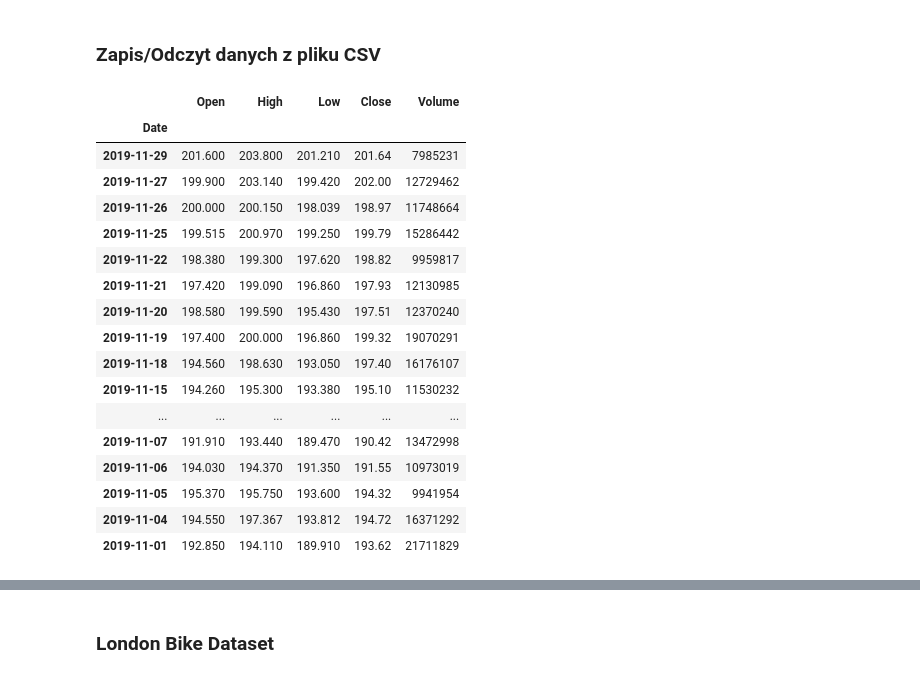
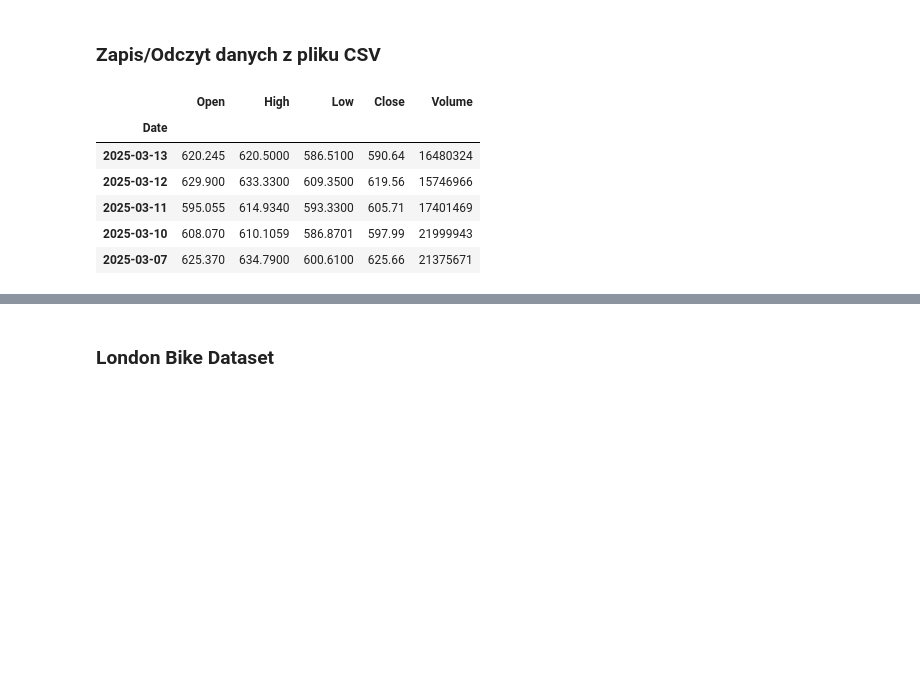
Before and after one commit to kondimidi/data-science-boot, a Jupyter notebook: 02_analiza_danych/03_zapis_odczyt.ipynb, the cells around one changed output, grey strips where cells are left out. Cells and saved outputs as stored; diff of their text form; code cells hidden in the pictures; blank space fills up the shorter version.

```diff
--- a/02_analiza_danych/03_zapis_odczyt.ipynb
+++ b/02_analiza_danych/03_zapis_odczyt.ipynb
@@ -46,27 +46,16 @@ df.head()
 # %%
 df.to_csv('fb.csv')
 # %%
-df_nov = df[(df.index.month == 11) & (df.index.year == 2019)]
-df_nov
+df_nov = df[(df.index.month == 3) & (df.index.year == 2025)]
+df_nov.head()
 # %% [output]
 |  | Open | High | Low | Close | Volume |
 | Date |  |  |  |  |  |
-| 2019-11-29 | 201.600 | 203.800 | 201.210 | 201.64 | 7985231 |
-| 2019-11-27 | 199.900 | 203.140 | 199.420 | 202.00 | 12729462 |
-| 2019-11-26 | 200.000 | 200.150 | 198.039 | 198.97 | 11748664 |
-| 2019-11-25 | 199.515 | 200.970 | 199.250 | 199.79 | 15286442 |
-| 2019-11-22 | 198.380 | 199.300 | 197.620 | 198.82 | 9959817 |
-| 2019-11-21 | 197.420 | 199.090 | 196.860 | 197.93 | 12130985 |
-| 2019-11-20 | 198.580 | 199.590 | 195.430 | 197.51 | 12370240 |
-| 2019-11-19 | 197.400 | 200.000 | 196.860 | 199.32 | 19070291 |
-| 2019-11-18 | 194.560 | 198.630 | 193.050 | 197.40 | 16176107 |
-| 2019-11-15 | 194.260 | 195.300 | 193.380 | 195.10 | 11530232 |
-| ... | ... | ... | ... | ... | ... |
-| 2019-11-07 | 191.910 | 193.440 | 189.470 | 190.42 | 13472998 |
-| 2019-11-06 | 194.030 | 194.370 | 191.350 | 191.55 | 10973019 |
-| 2019-11-05 | 195.370 | 195.750 | 193.600 | 194.32 | 9941954 |
-| 2019-11-04 | 194.550 | 197.367 | 193.812 | 194.72 | 16371292 |
-| 2019-11-01 | 192.850 | 194.110 | 189.910 | 193.62 | 21711829 |
+| 2025-03-13 | 620.245 | 620.5000 | 586.5100 | 590.64 | 16480324 |
+| 2025-03-12 | 629.900 | 633.3300 | 609.3500 | 619.56 | 15746966 |
+| 2025-03-11 | 595.055 | 614.9340 | 593.3300 | 605.71 | 17401469 |
+| 2025-03-10 | 608.070 | 610.1059 | 586.8701 | 597.99 | 21999943 |
+| 2025-03-07 | 625.370 | 634.7900 | 600.6100 | 625.66 | 21375671 |
 # %%
 df_nov.to_csv('fb_nov.csv')
 # %%
```
Also changed, not shown: parts of 5 cells of this notebook.
